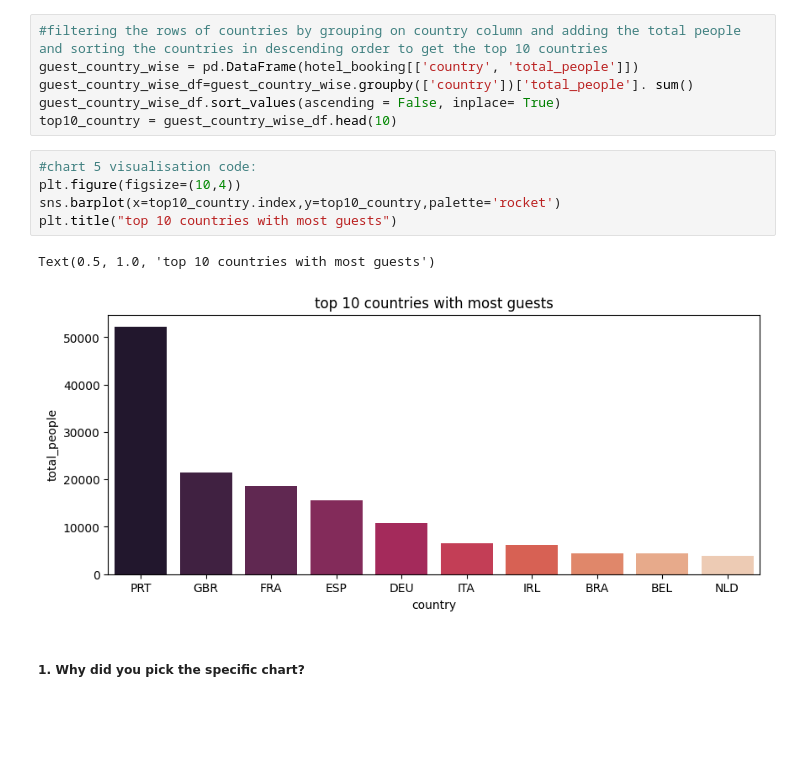
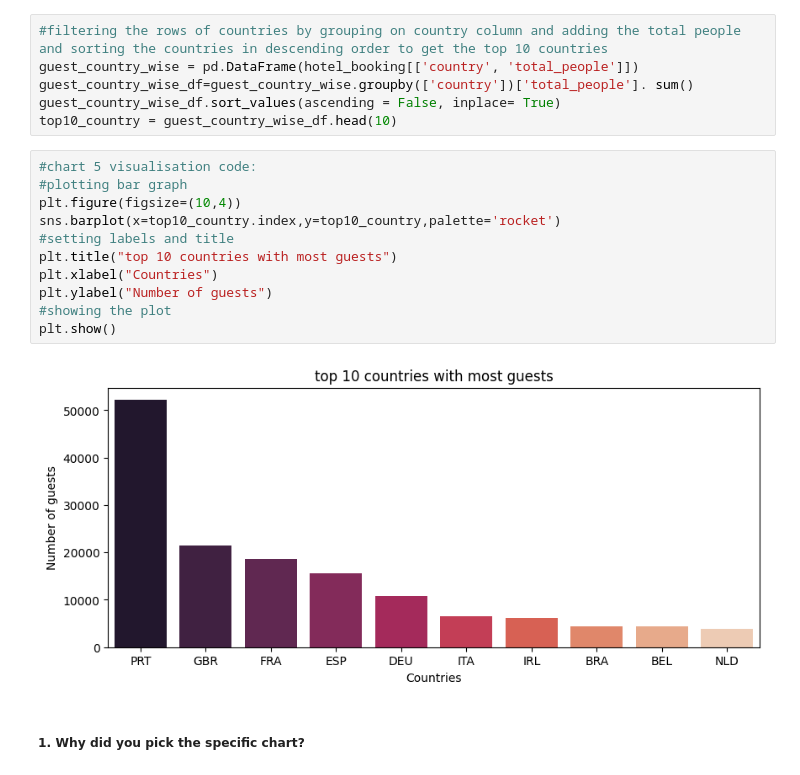
Before and after one commit to jyothika2809/CITY-AND-RESORT-HOTEL-EDA-AND-DASHBOARD, a Jupyter notebook: EDA_hotel_booking_analysis.ipynb, the cells around one changed output. Cells and saved outputs as stored; diff of their text form; blank space fills up the shorter version.

```diff
--- a/EDA_hotel_booking_analysis.ipynb
+++ b/EDA_hotel_booking_analysis.ipynb
@@ -536,12 +547,17 @@ guest_country_wise_df.sort_values(ascending = False, inplace= True)
 top10_country = guest_country_wise_df.head(10)
 # %%
 #chart 5 visualisation code:
+#plotting bar graph
 plt.figure(figsize=(10,4))
 sns.barplot(x=top10_country.index,y=top10_country,palette='rocket')
+#setting labels and title
 plt.title("top 10 countries with most guests")
+plt.xlabel("Countries")
+plt.ylabel("Number of guests")
+#showing the plot
+plt.show()
 # %% [output]
-Text(0.5, 1.0, 'top 10 countries with most guests')
-[figure, old version]
+[figure, new version]
 # %% [markdown]
 ##### 1. Why did you pick the specific chart?
 # %% [markdown]
```
Also changed, not shown: parts of 15 cells of this notebook.
